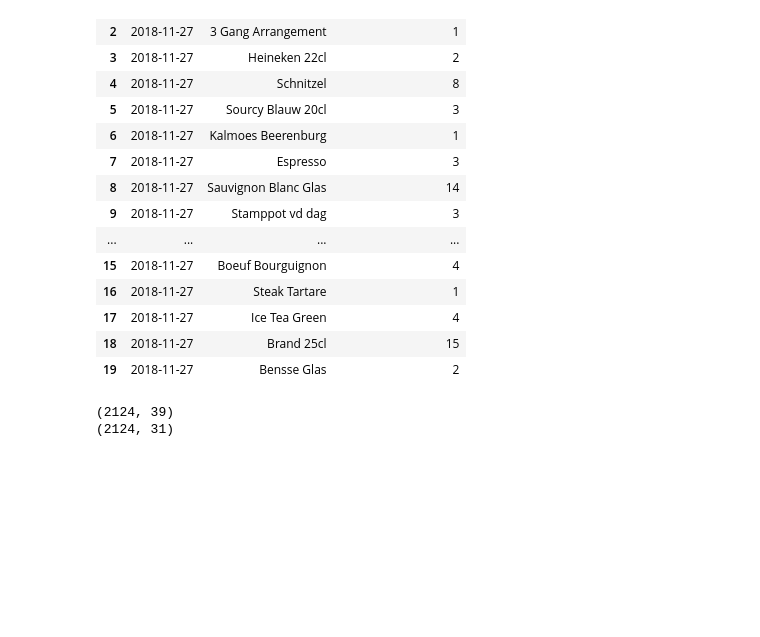
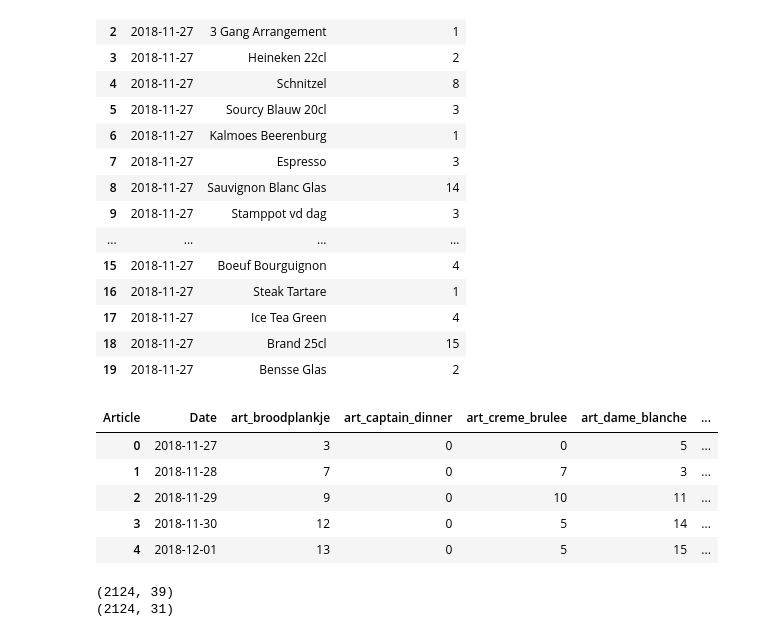
Before and after one commit to ivopascal/Applied-ML-Template, a Jupyter notebook: restaurant_guest_forecasting/notebooks/data_processing.ipynb, the cells around one changed output. Saved outputs shown, nothing was run; the diff lists cells and outputs as text; code cells hidden in the pictures; blank space fills up the shorter version.

```diff
--- a/restaurant_guest_forecasting/notebooks/data_processing.ipynb
+++ b/restaurant_guest_forecasting/notebooks/data_processing.ipynb
@@ -218,6 +248,15 @@ pivoted_base_menu_df = base_menu_df.pivot_table(
 )
 pivoted_base_menu_df = pivoted_base_menu_df.reset_index()
 pivoted_base_menu_df.to_csv("../data/out_pivoted_base_menu.csv", index=False)
+# %%
+pivoted_base_menu_df.head()
+# %% [output]
+| Article | Date | art_broodplankje | art_captain_dinner | art_creme_brulee | art_dame_blanche | ... |
+| 0 | 2018-11-27 | 3 | 0 | 0 | 5 | ... |
+| 1 | 2018-11-28 | 7 | 0 | 7 | 3 | ... |
+| 2 | 2018-11-29 | 9 | 0 | 10 | 11 | ... |
+| 3 | 2018-11-30 | 12 | 0 | 5 | 14 | ... |
+| 4 | 2018-12-01 | 13 | 0 | 5 | 15 | ... |
 # %%
 full_restaurant_df = filtered_restaurant_df.drop(
     ["name", "datetime", "stations", "severerisk", "x", "y", "icon", "description"],
```
Also changed, not shown: parts of 4 cells of this notebook, 1 other file.
